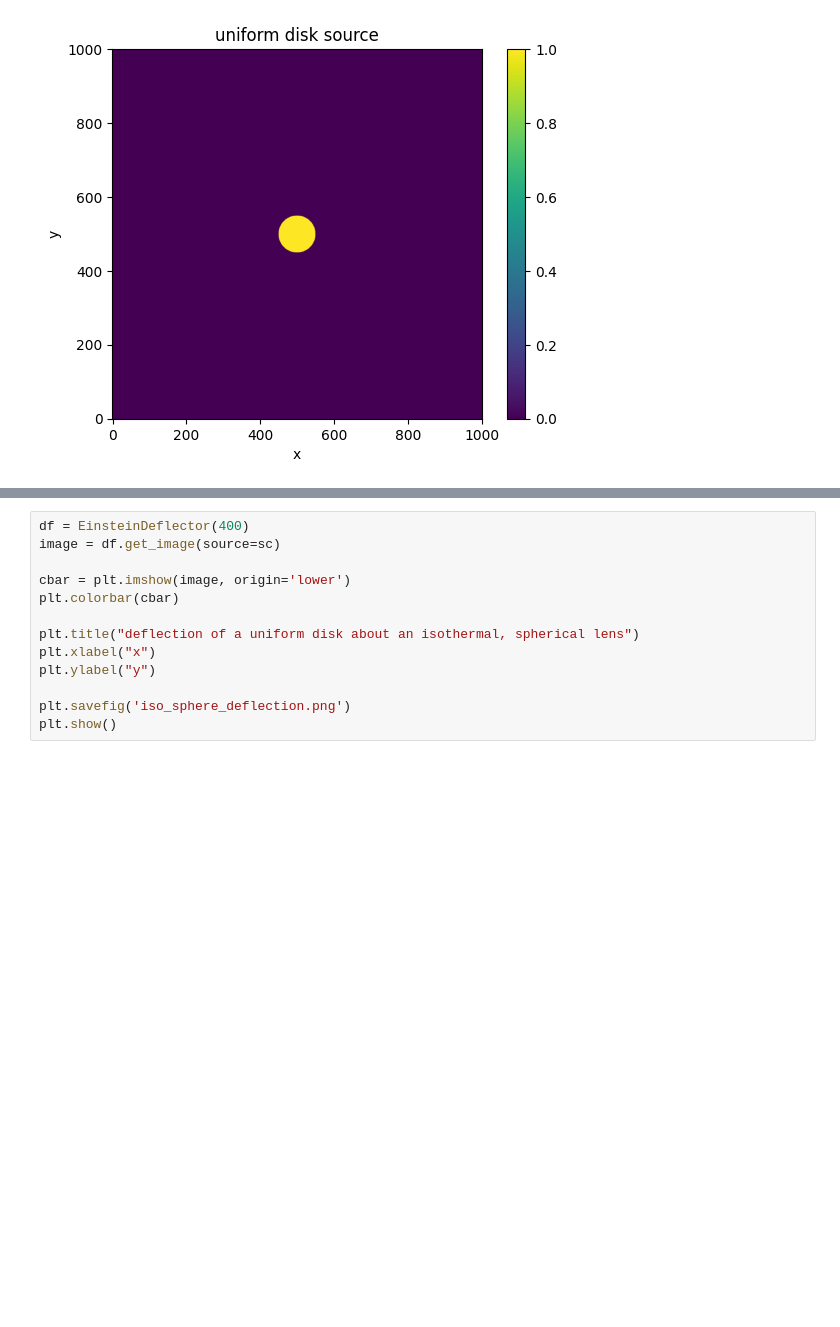
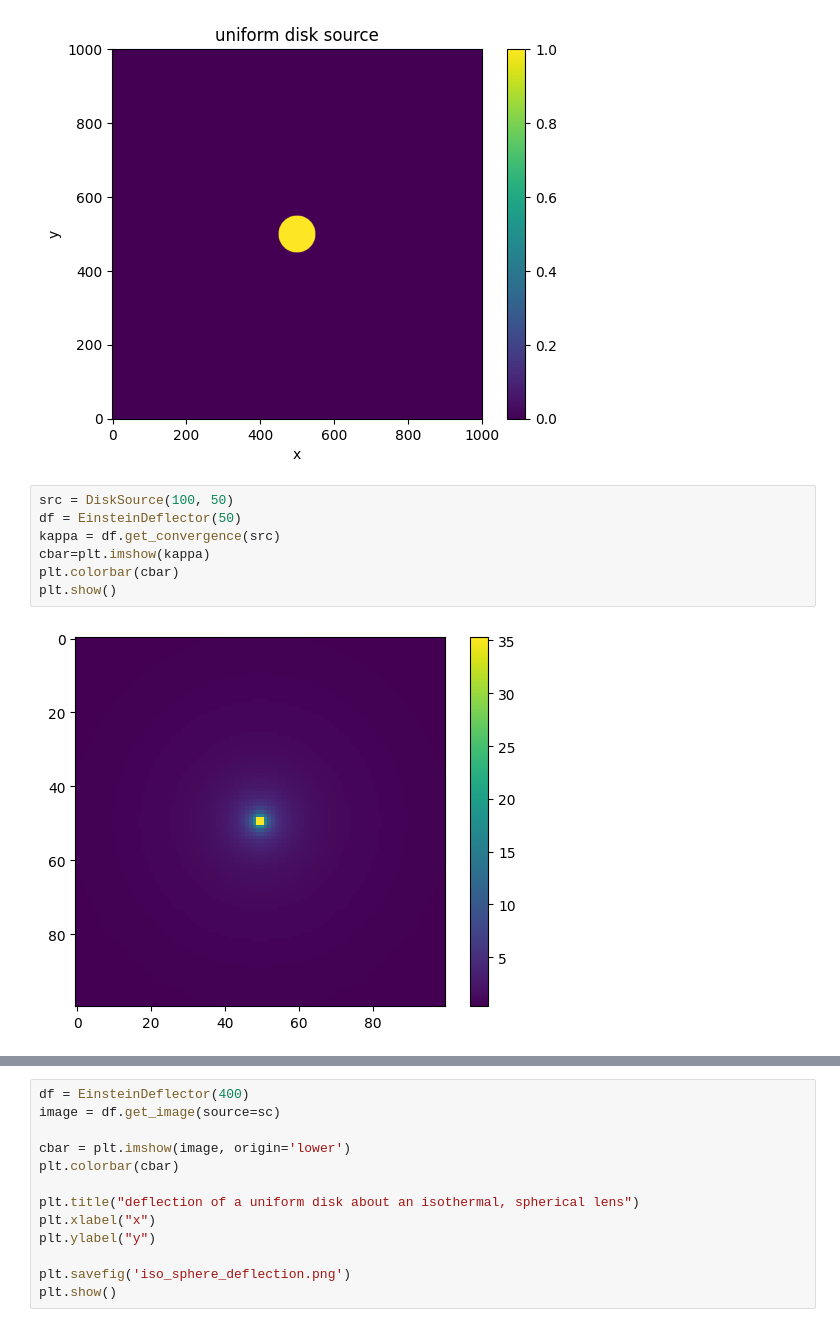
Before and after one commit to OliverRedhead/Gravitational-Lensing, a Jupyter notebook: wk1/isothermal_sphere/einstein_testing.ipynb, the cells around one changed output, grey strips where cells are left out. Drawn from its saved outputs; the diff is of its cells as text; blank space fills up the shorter version.

```diff
--- a/wk1/isothermal_sphere/einstein_testing.ipynb
+++ b/wk1/isothermal_sphere/einstein_testing.ipynb
@@ -17,4 +17,13 @@ plt.savefig("uniform_disk_source.png")
 plt.show()
 # %% [output]
 [figure]
+# %%
+src = DiskSource(100, 50)
+df = EinsteinDeflector(50)
+kappa = df.get_convergence(src)
+cbar=plt.imshow(kappa)
+plt.colorbar(cbar)
+plt.show()
+# %% [output]
+[figure, added]
 # %%
```
Also changed, not shown: parts of 1 cell of this notebook, 1 other file.
